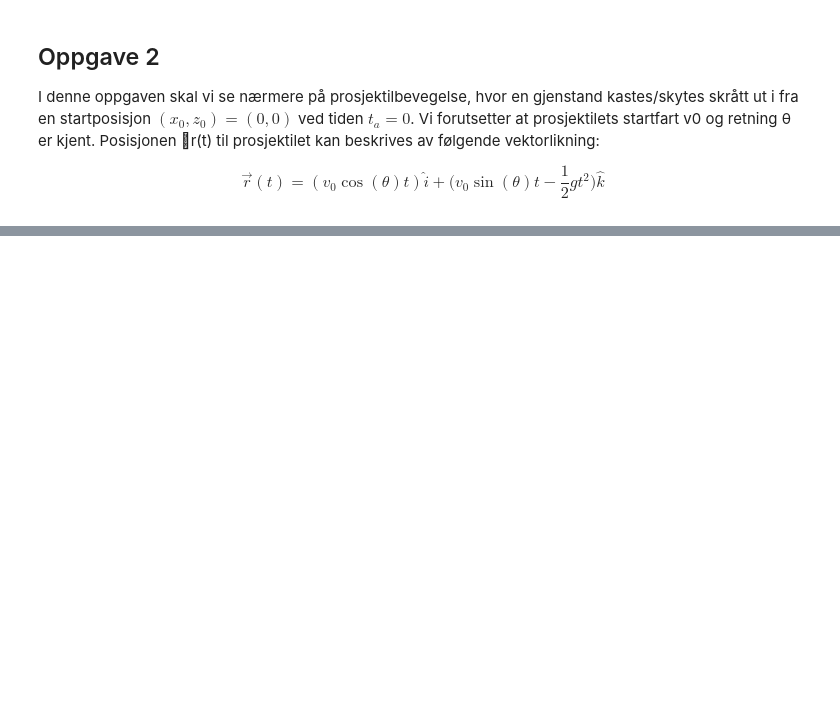
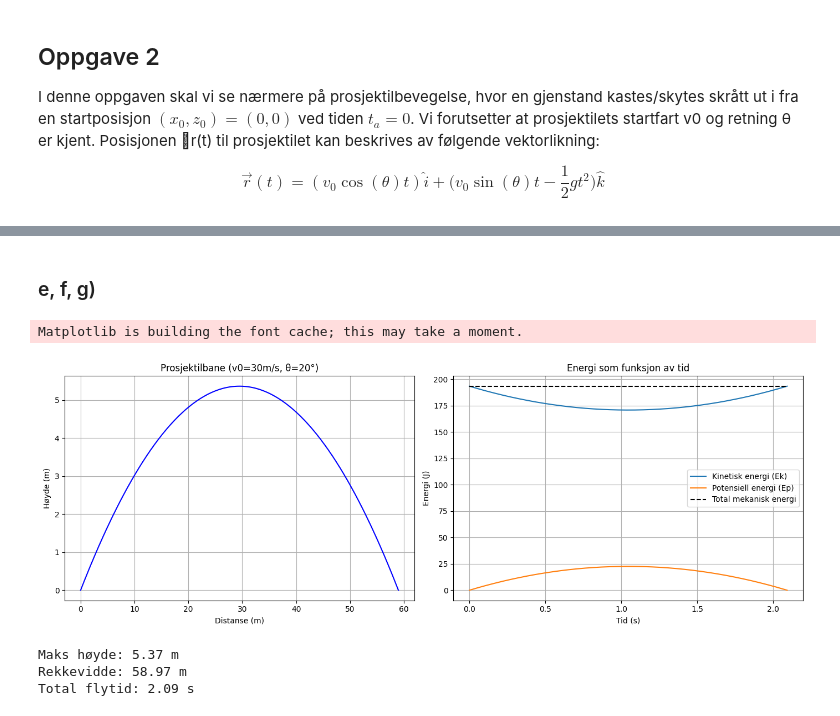
Before and after one commit to LB-Bachelor-mechanical-engineering/ING162v2026, a Jupyter notebook: Oblig1/o1.ipynb, the cells around one changed output, grey strips where cells are left out. Cells and saved outputs as stored; diff of their text form; code cells hidden in the pictures; blank space fills up the shorter version.

```diff
--- a/Oblig1/o1.ipynb
+++ b/Oblig1/o1.ipynb
@@ -193,0 +210,63 @@ og sier meg fornøyd.
+# %% [markdown]
+### e, f, g)
+# %%
+import numpy as np
+import matplotlib.pyplot as plt
+
+def prosjektil_simulering(v0, theta_deg, m=0.43):
+    g = 9.81
+    theta = np.radians(theta_deg)
+
+    # Beregner flytid for å definere tidsaksen
+    t_fly = (2 * v0 * np.sin(theta)) / g
+    t = np.linspace(0, t_fly, 500)
+
+    # Posisjon over tid
+    x = v0 * np.cos(theta) * t
+    z = v0 * np.sin(theta) * t - 0.5 * g * t**2
+
+    # Hastighetskomponenter og total fart for energi
+    vx = v0 * np.cos(theta)
+    vz = v0 * np.sin(theta) - g * t
+    v_fart = np.sqrt(vx**2 + vz**2)
+
+    # Energi
+    Ek = 0.5 * m * v_fart**2
+    Ep = m * g * z
+    Etot = Ek + Ep
+
+    # Plotting
+    fig, (ax1, ax2) = plt.subplots(1, 2, figsize=(14, 5))
+
+    # Bane-plot
+    ax1.plot(x, z, color='blue', label='Bane')
+    ax1.set_title(f'Prosjektilbane (v0={v0}m/s, θ={theta_deg}°)')
+    ax1.set_xlabel('Distanse (m)')
+    ax1.set_ylabel('Høyde (m)')
+    ax1.grid(True)
+
+    # Energi-plot
+    ax2.plot(t, Ek, label='Kinetisk energi (Ek)')
+    ax2.plot(t, Ep, label='Potensiell energi (Ep)')
+    ax2.plot(t, Etot, '--', label='Total mekanisk energi', color='black')
+    ax2.set_title('Energi som funksjon av tid')
+    ax2.set_xlabel('Tid (s)')
+    ax2.set_ylabel('Energi (J)')
+    ax2.legend()
+    ax2.grid(True)
+
+    plt.tight_layout()
+    plt.show()
+
+    print(f"Maks høyde: {np.max(z):.2f} m")
+    print(f"Rekkevidde: {np.max(x):.2f} m")
+    print(f"Total flytid: {t_fly:.2f} s")
+
+# Kjører simulering for v0 = 30 m/s og vinkel 20 grader
+prosjektil_simulering(30, 20)
+# %% [output]
+Matplotlib is building the font cache; this may take a moment.
+[figure, added]
+Maks høyde: 5.37 m
+Rekkevidde: 58.97 m
+Total flytid: 2.09 s
```
Also changed, not shown: parts of 7 cells of this notebook.
